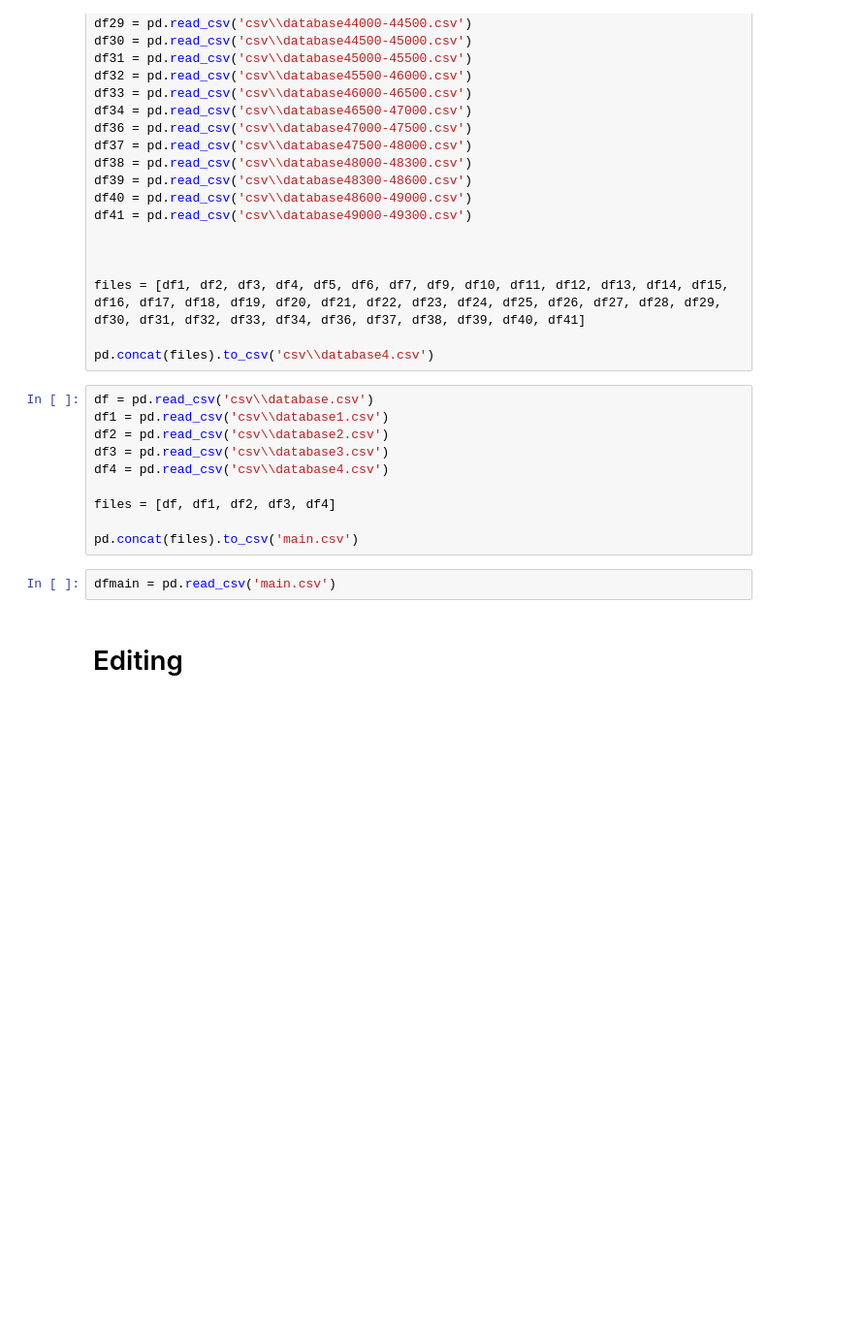
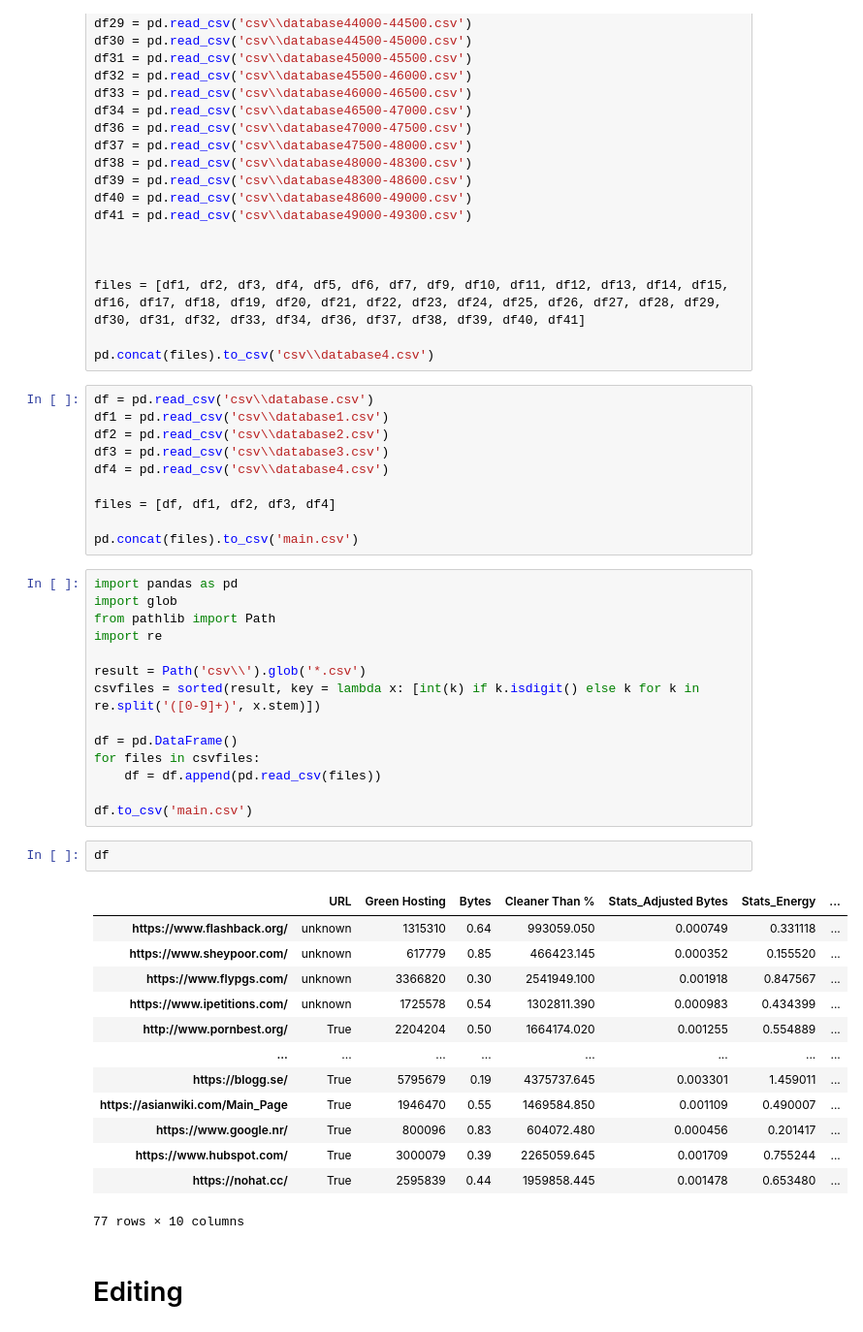
Before and after one commit to ivanivanov10101/bachelor-project, a Jupyter notebook: CSV.ipynb, the cells around one changed output. Shown at 97% size. Drawn from its saved outputs; the diff is of its cells as text; blank space fills up the shorter version.

```diff
--- a/CSV.ipynb
+++ b/CSV.ipynb
@@ -335,8 +335,36 @@ df4 = pd.read_csv('csv\\database4.csv')
 files = [df, df1, df2, df3, df4]
 
 pd.concat(files).to_csv('main.csv')
-# %%
-dfmain = pd.read_csv('main.csv')
+# %%
+import pandas as pd
+import glob
+from pathlib import Path
+import re
+
+result = Path('csv\\').glob('*.csv')
+csvfiles = sorted(result, key = lambda x: [int(k) if k.isdigit() else k for k in re.split('([0-9]+)', x.stem)])
+
+df = pd.DataFrame()
+for files in csvfiles:
+    df = df.append(pd.read_csv(files))
+
+df.to_csv('main.csv')
+# %%
+df
+# %% [output]
+|  | URL | Green Hosting | Bytes | Cleaner Than % | Stats_Adjusted Bytes | Stats_Energy | ... |
+| https://www.flashback.org/ | unknown | 1315310 | 0.64 | 993059.050 | 0.000749 | 0.331118 | ... |
+| https://www.sheypoor.com/ | unknown | 617779 | 0.85 | 466423.145 | 0.000352 | 0.155520 | ... |
+| https://www.flypgs.com/ | unknown | 3366820 | 0.30 | 2541949.100 | 0.001918 | 0.847567 | ... |
+| https://www.ipetitions.com/ | unknown | 1725578 | 0.54 | 1302811.390 | 0.000983 | 0.434399 | ... |
+| http://www.pornbest.org/ | True | 2204204 | 0.50 | 1664174.020 | 0.001255 | 0.554889 | ... |
+| ... | ... | ... | ... | ... | ... | ... | ... |
+| https://blogg.se/ | True | 5795679 | 0.19 | 4375737.645 | 0.003301 | 1.459011 | ... |
+| https://asianwiki.com/Main_Page | True | 1946470 | 0.55 | 1469584.850 | 0.001109 | 0.490007 | ... |
+| https://www.google.nr/ | True | 800096 | 0.83 | 604072.480 | 0.000456 | 0.201417 | ... |
+| https://www.hubspot.com/ | True | 3000079 | 0.39 | 2265059.645 | 0.001709 | 0.755244 | ... |
+| https://nohat.cc/ | True | 2595839 | 0.44 | 1959858.445 | 0.001478 | 0.653480 | ... |
+77 rows × 10 columns
 # %% [markdown]
 # Editing
 # %%
```
Also changed, not shown: parts of 2 cells of this notebook, 28 other files.
